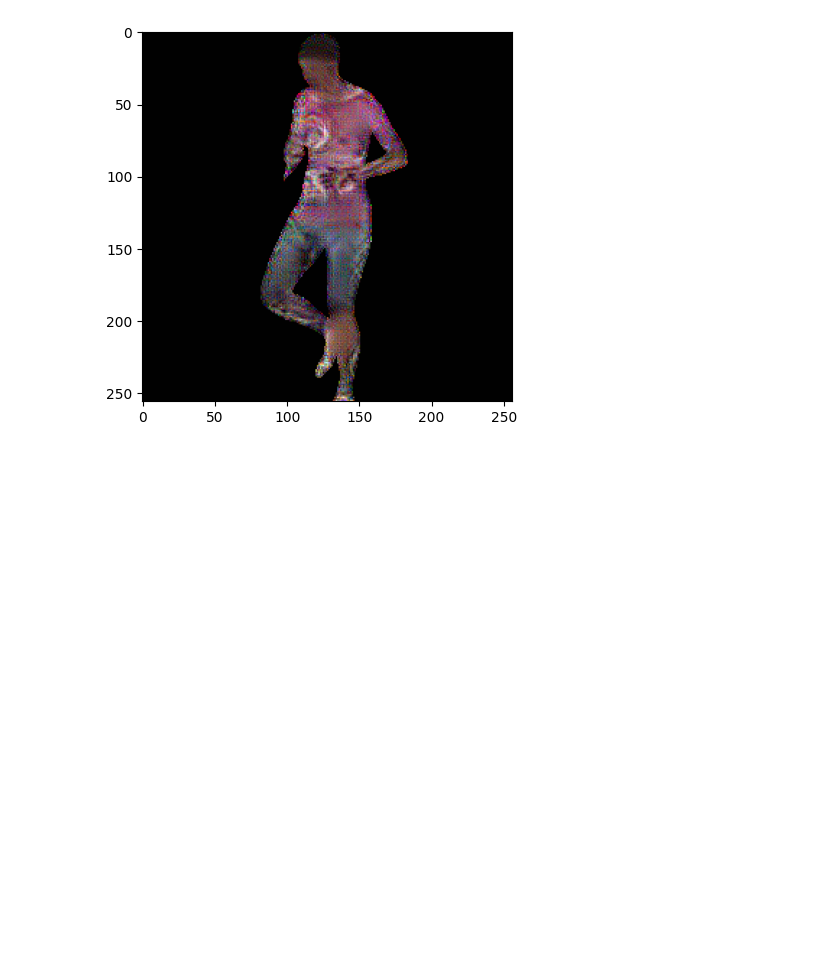
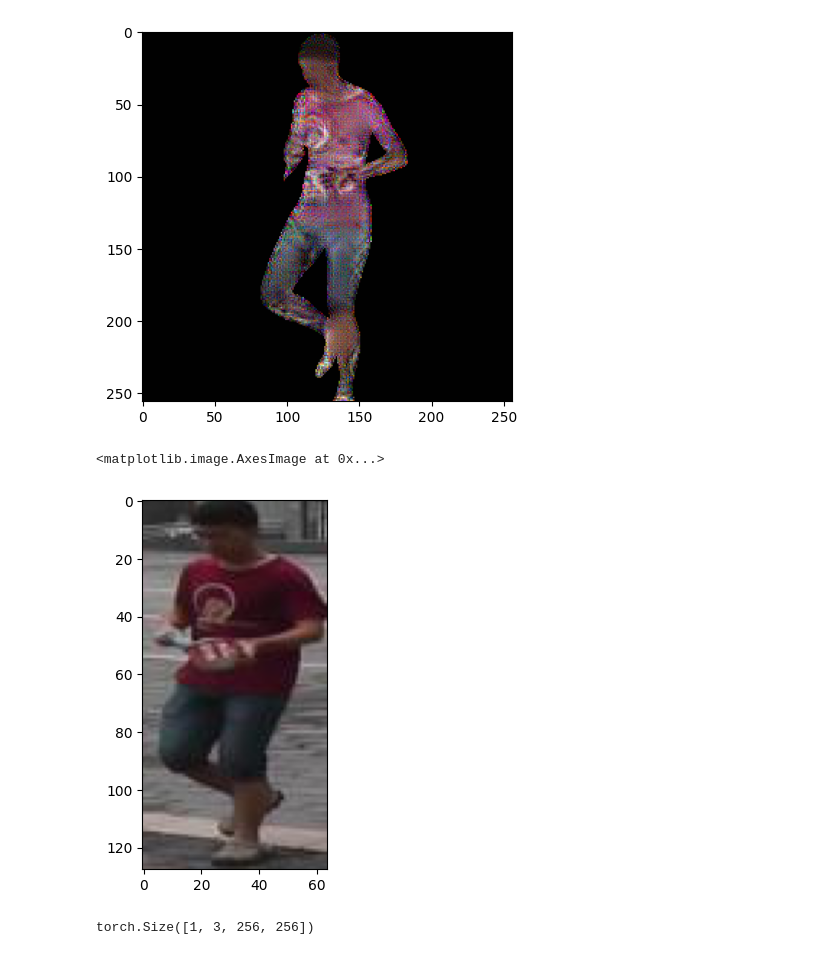
Before and after one commit to AshokBatakala/TextureSynthesis, a Jupyter notebook: experiment_1.ipynb, the cells around one changed output. Saved outputs shown, nothing was run; the diff lists cells and outputs as text; code cells hidden in the pictures; blank space fills up the shorter version.

```diff
--- a/experiment_1.ipynb
+++ b/experiment_1.ipynb
@@ -193,0 +127,20 @@ Clipping input data to the valid range for imshow with RGB data ([0..1] for floa
+# %%
+# output.shape
+# read image_path
+from skimage.io import imread
+image = imread(image_path)
+image = torch.from_numpy(image).unsqueeze(0).permute(0,3,1,2) #[1, 3, 128, 64])
+image.dtype
+# %%
+plt.imshow(image[0].permute(1,2,0).numpy())
+# %% [output]
+<matplotlib.image.AxesImage at 0x...>
+[figure, added]
+# %%
+#uniform sample from 0,1
+grid = torch.rand(1,256,256,2)
+grid = grid * 2 - 1
+output = torch.nn.functional.grid_sample(image.float(), grid.float())
+output.shape
+# %% [output]
+torch.Size([1, 3, 256, 256])
```
Also changed, not shown: parts of 6 cells of this notebook, 2 other files.
